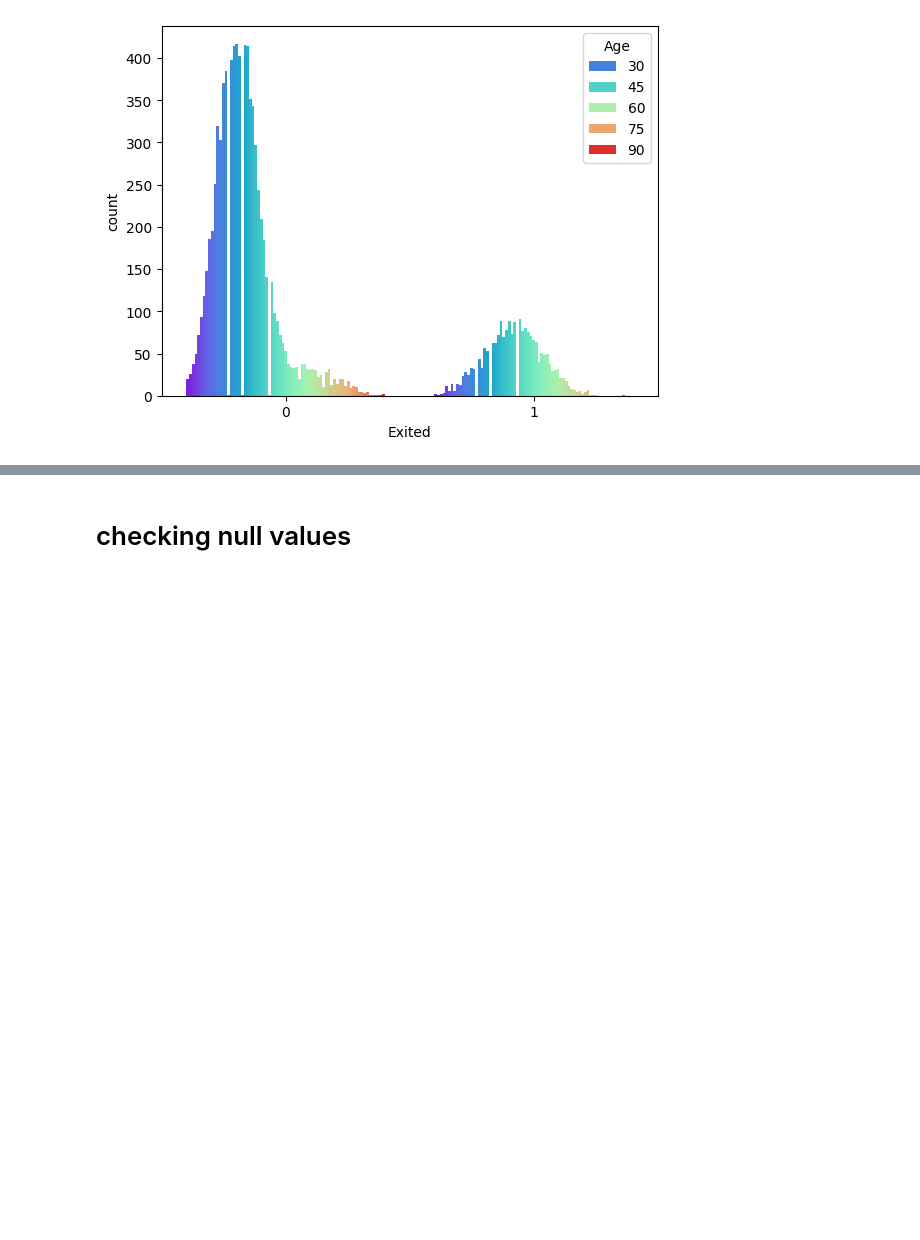
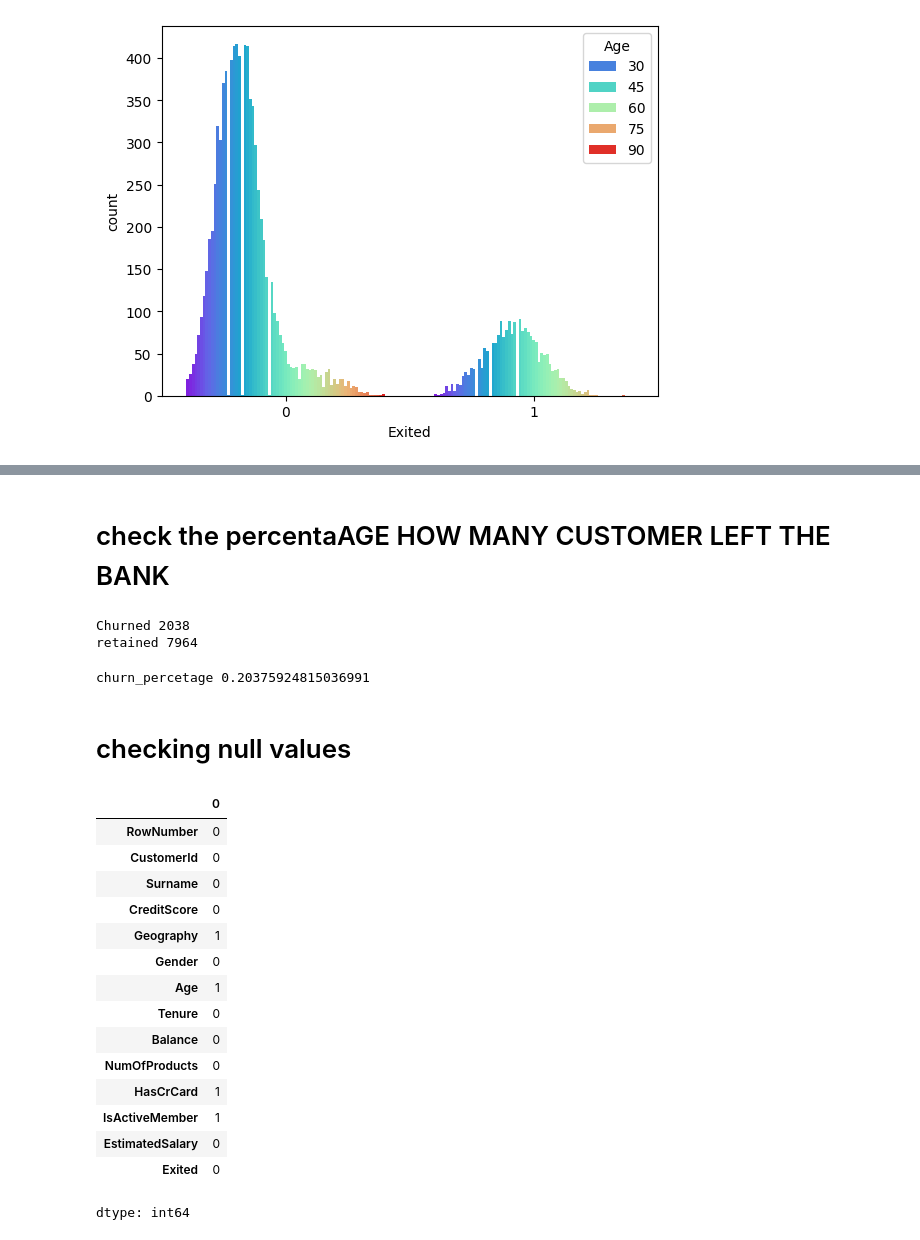
Before and after one commit to minhaz1172/Customer_Churn_Prediction-ML-, a Jupyter notebook: Customer_Churn_ipynb.ipynb, the cells around one changed output, grey strips where cells are left out. Cells and saved outputs as stored; diff of their text form; code cells hidden in the pictures; blank space fills up the shorter version.

```diff
--- a/Customer_Churn_ipynb.ipynb
+++ b/Customer_Churn_ipynb.ipynb
@@ -56,2 +66,36 @@ sns.countplot(x='Exited',hue='Age',data=df,palette='rainbow')
+# %% [markdown]
+# check the percentaAGE HOW MANY CUSTOMER LEFT THE BANK
+# %%
+    Churned=df[df.Exited==1].shape[0]
+    retained=df[df.Exited==0].shape[0]
+    print('Churned',Churned)
+    print('retained',retained)
+# %% [output]
+Churned 2038
+retained 7964
+# %%
+churn_percetage=Churned/(Churned+retained)
+print('churn_percetage',churn_percetage)
+# %% [output]
+churn_percetage 0.20375924815036991
 # %% [markdown]
 # checking null values
+# %%
+df.isnull().sum()
+# %% [output]
+|  | 0 |
+| RowNumber | 0 |
+| CustomerId | 0 |
+| Surname | 0 |
+| CreditScore | 0 |
+| Geography | 1 |
+| Gender | 0 |
+| Age | 1 |
+| Tenure | 0 |
+| Balance | 0 |
+| NumOfProducts | 0 |
+| HasCrCard | 1 |
+| IsActiveMember | 1 |
+| EstimatedSalary | 0 |
+| Exited | 0 |
+dtype: int64
```
Also changed, not shown: parts of 5 cells of this notebook.
